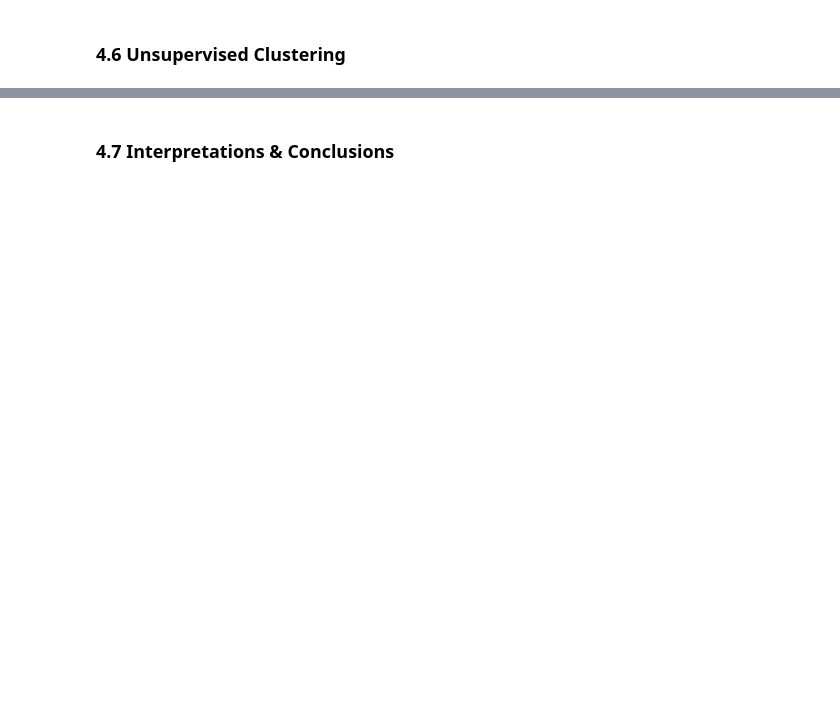
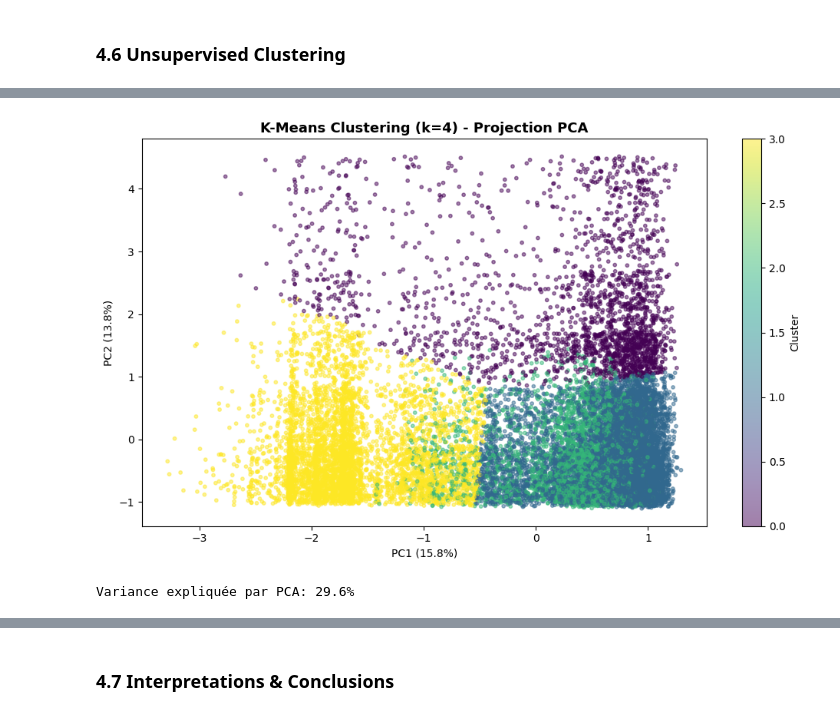
Before and after one commit to Angry-Jay/ML_TheHiredHand, a Jupyter notebook: ml-the-hired-hand.ipynb, the cells around one changed output, grey strips where cells are left out. Saved outputs shown, nothing was run; the diff lists cells and outputs as text; code cells hidden in the pictures; blank space fills up the shorter version.

```diff
--- a/ml-the-hired-hand.ipynb
+++ b/ml-the-hired-hand.ipynb
@@ -677,0 +1046,27 @@ The numerical feature correlation analysis reveals **minimal linear relationship
+# %%
+# Application K-Means (choisir k après avoir vu le coude)
+k_optimal = 4  # À ajuster selon le graphique du coude
+
+kmeans = KMeans(n_clusters=k_optimal, random_state=42, n_init=10)
+clusters = kmeans.fit_predict(X_processed)
+
+# Réduction PCA pour visualisation
+from sklearn.decomposition import PCA
+
+pca = PCA(n_components=2)
+X_pca = pca.fit_transform(X_processed)
+
+# Visualisation des clusters
+plt.figure(figsize=(10, 6))
+scatter = plt.scatter(X_pca[:, 0], X_pca[:, 1], c=clusters, cmap='viridis', alpha=0.5, s=10)
+plt.colorbar(scatter, label='Cluster')
+plt.xlabel(f'PC1 ({pca.explained_variance_ratio_[0]*100:.1f}%)')
+plt.ylabel(f'PC2 ({pca.explained_variance_ratio_[1]*100:.1f}%)')
+plt.title(f'K-Means Clustering (k={k_optimal}) - Projection PCA', fontsize=13, fontweight='bold')
+plt.tight_layout()
+plt.show()
+
+print(f"Variance expliquée par PCA: {pca.explained_variance_ratio_.sum()*100:.1f}%")
+# %% [output]
+[figure, added]
+Variance expliquée par PCA: 29.6%
```
Also changed, not shown: parts of 29 cells of this notebook.
